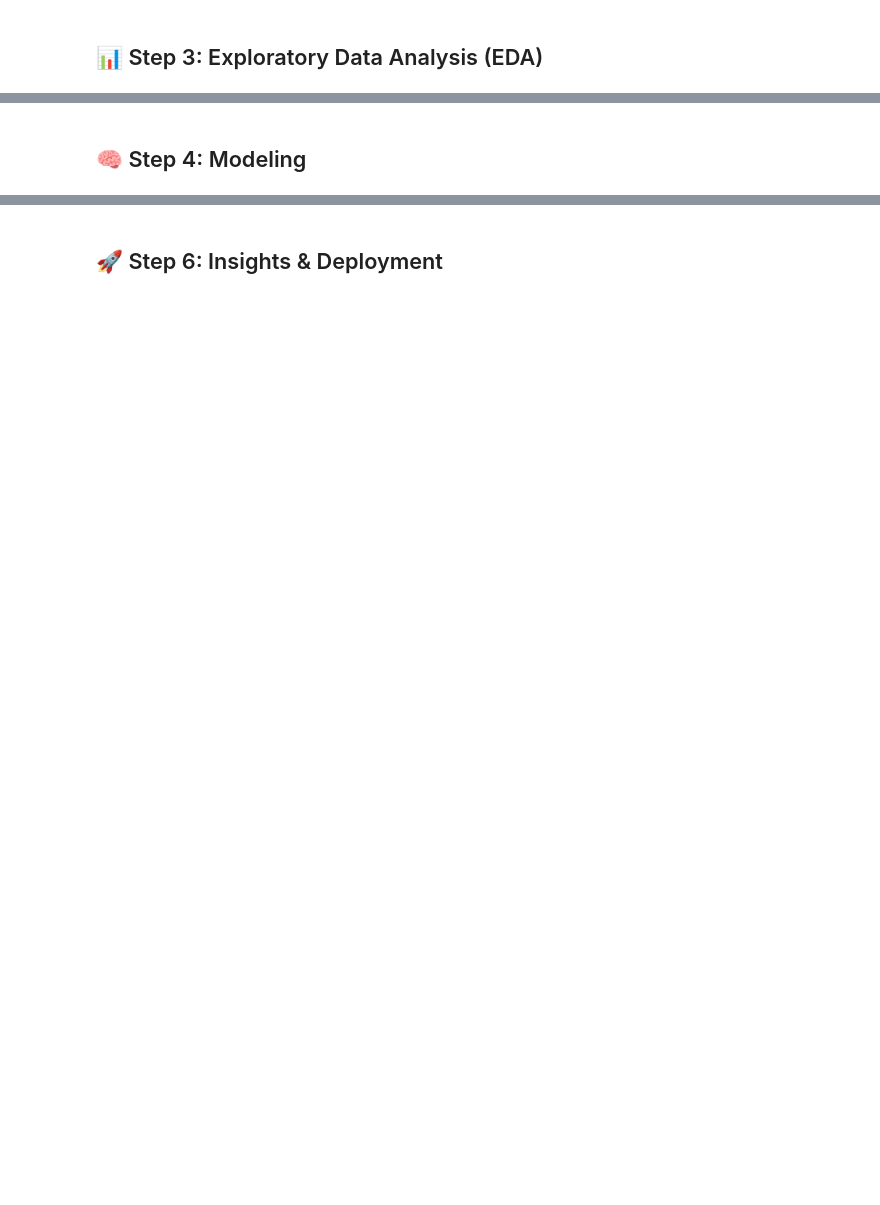
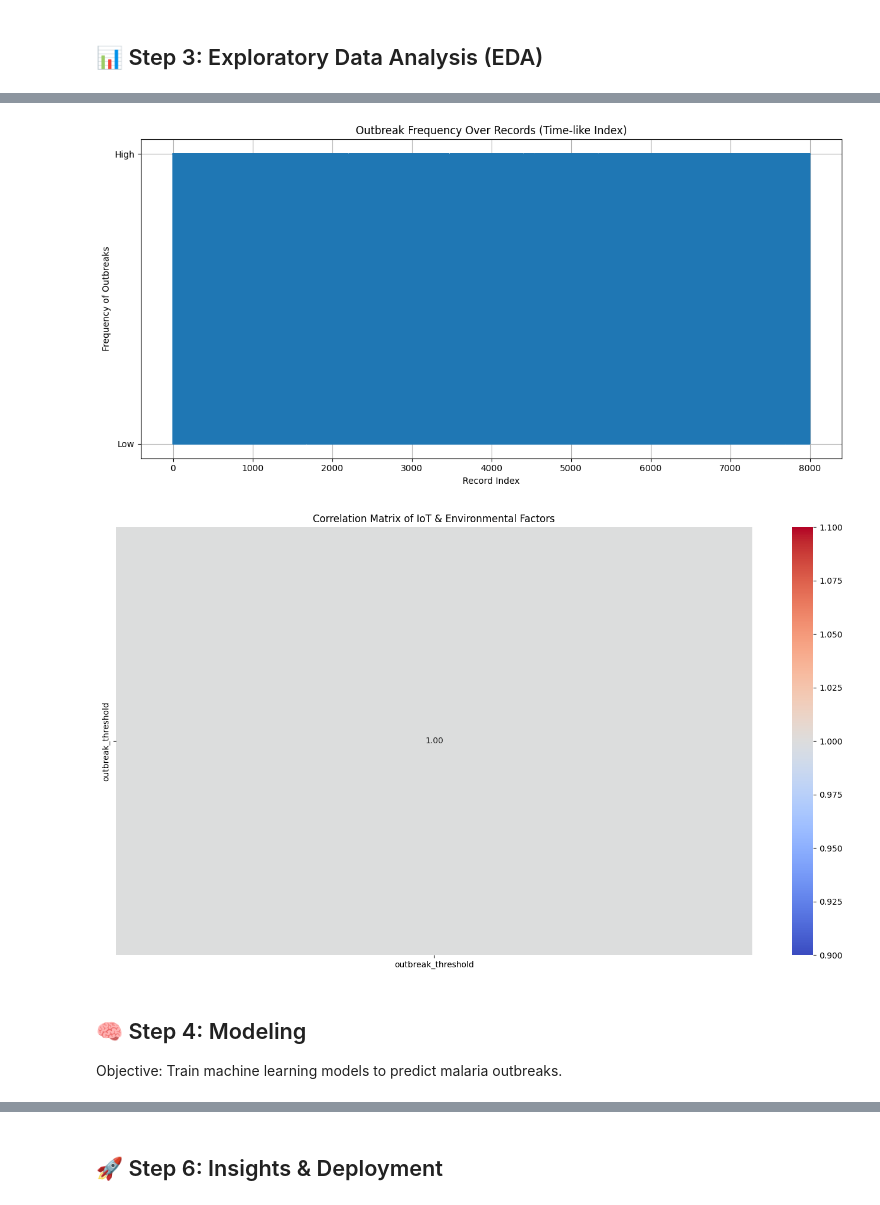
Before and after one commit to KINGAKWO/Predictive-Analysis-of-Malaria-Outbreaks-in-Cameroon, a Jupyter notebook: Malaria_Outbreak_Prediction_Cameroon.ipynb, the cells around one changed output, grey strips where cells are left out. Saved outputs shown, nothing was run; the diff lists cells and outputs as text; code cells hidden in the pictures; blank space fills up the shorter version.

```diff
--- a/Malaria_Outbreak_Prediction_Cameroon.ipynb
+++ b/Malaria_Outbreak_Prediction_Cameroon.ipynb
@@ -193,2 +48,20 @@ KeyError: 'Number_of_Cases'
+# %%
+# Handle missing values
+iot_df.fillna(method='ffill', inplace=True)
+numerical_df.fillna(method='ffill', inplace=True)
+
+# Convert date columns if present
+# Check if 'Date' column exists before converting
+if 'Date' in iot_df.columns:
+    iot_df['Date'] = pd.to_datetime(iot_df['Date'], errors='coerce')
+if 'Date' in numerical_df.columns:
+    numerical_df['Date'] = pd.to_datetime(numerical_df['Date'], errors='coerce')
+
+# Normalize numerical features
+from sklearn.preprocessing import MinMaxScaler
+
+scaler = MinMaxScaler()
+numerical_features = numerical_df.select_dtypes(include=['float64', 'int64']).columns
+numerical_df[numerical_features] = scaler.fit_transform(numerical_df[numerical_features])
 # %% [markdown]
 ## 📊 Step 3: Exploratory Data Analysis (EDA)
@@ -211,2 +79,26 @@ plt.title("Correlation Matrix")
+# %%
+import matplotlib.pyplot as plt
+import seaborn as sns
+
+# Time series plot of malaria cases
+plt.figure(figsize=(12, 6))
+sns.lineplot(data=iot_df, y='frequency_outbreak_in_area', x=iot_df.index)
+plt.title("Outbreak Frequency Over Records (Time-like Index)")
+plt.xlabel("Record Index")
+plt.ylabel("Frequency of Outbreaks")
+plt.grid(True)
+plt.tight_layout()
+plt.show()
+
+# Correlation heatmap
+plt.figure(figsize=(14, 8))
+sns.heatmap(iot_df.corr(numeric_only=True), annot=True, cmap='coolwarm', fmt=".2f")
+plt.title("Correlation Matrix of IoT & Environmental Factors")
+plt.tight_layout()
+plt.show()
+# %% [output]
+[figure, added]
+[figure, added]
 # %% [markdown]
 ## 🧠 Step 4: Modeling
+Objective: Train machine learning models to predict malaria outbreaks.
```
Also changed, not shown: parts of 20 cells of this notebook, 2 other files.
